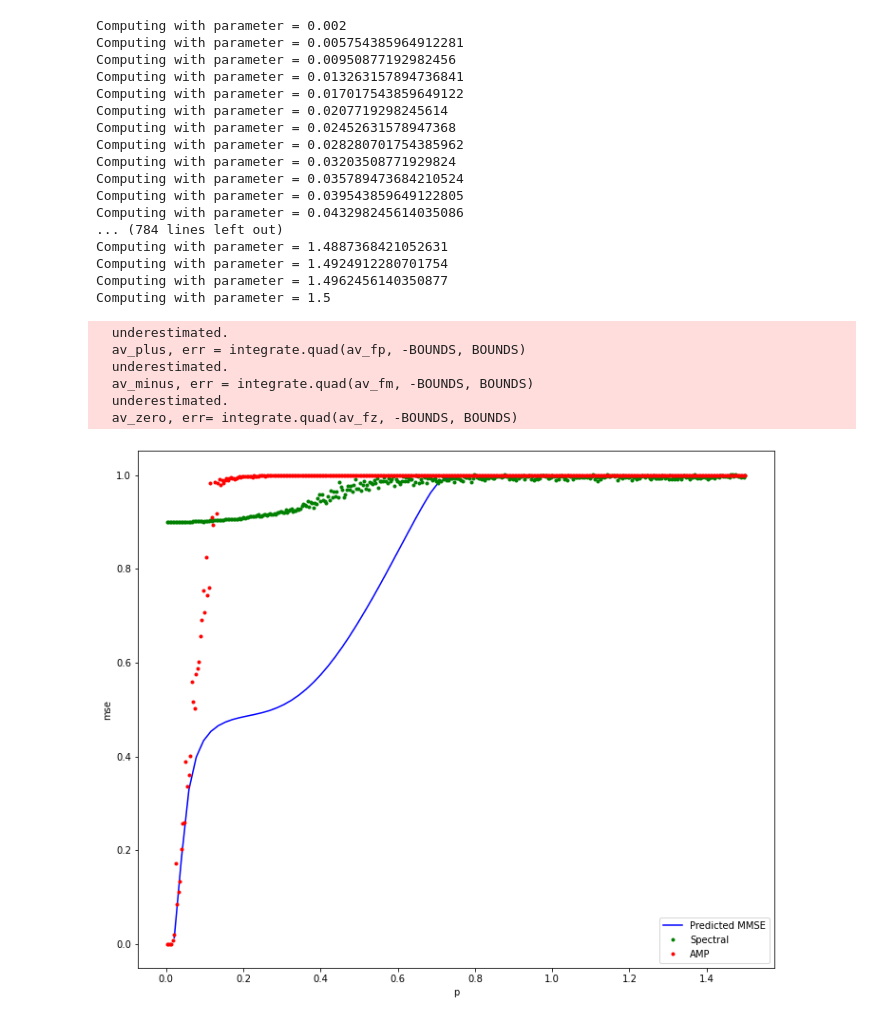
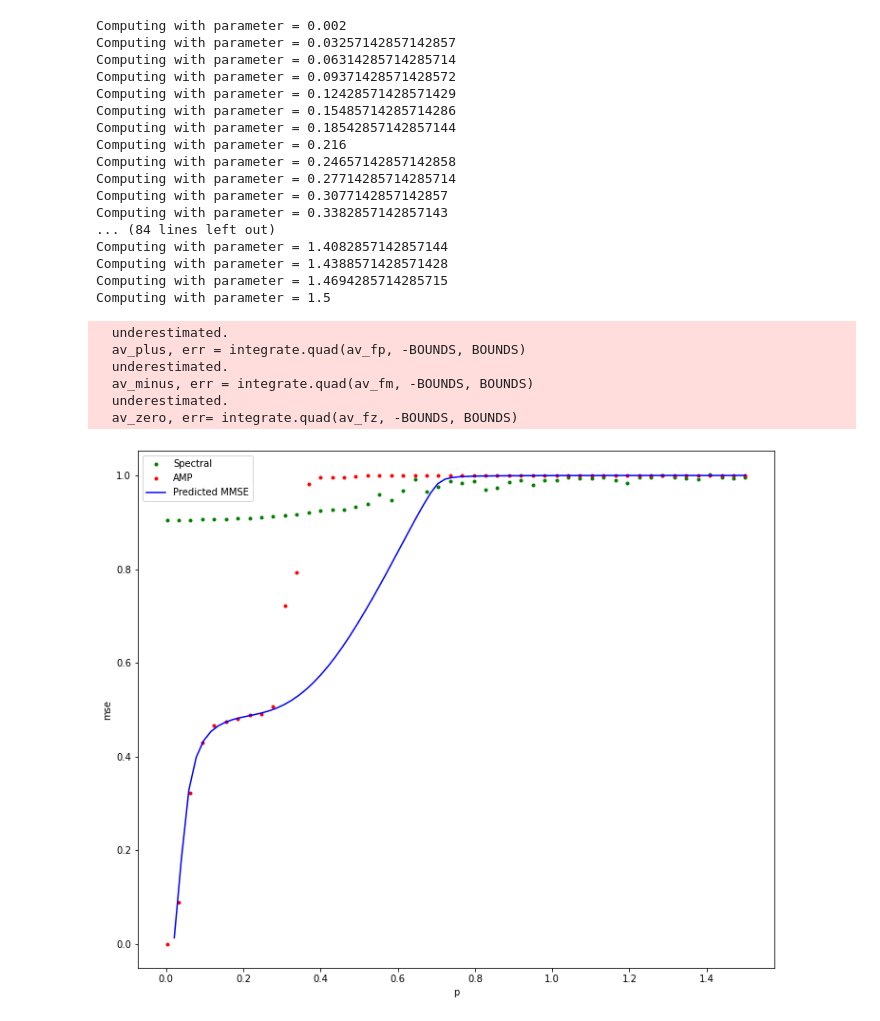
Before and after one commit to samatbor/AMP-for-inhomogenous-noise, a Jupyter notebook: low_rank.ipynb, the cells around one changed output. Saved outputs shown, nothing was run; the diff lists cells and outputs as text; code cells hidden in the pictures.

Commit message:
AMP with Y/delta**2
This AMP seems to match the first transition as well.

```diff
--- a/low_rank.ipynb
+++ b/low_rank.ipynb
@@ -124,14 +124,15 @@ def iterate_amp(precision = 1e-3, max_steps = 100, *, init, prior, Y, delta):
 
     previous_estimator = np.zeros((N, 1))
     estimator = np.copy(init)
-    derivative = np.zeros(N)
+    derivative = np.zeros((N, 1))
 
     converged = False
 
     for timestep in range(max_steps):
-        Onsager_term = np.mean(derivative)
+        Onsager_term = ((1/delta**2) @ derivative) / N
+        #print(delta.shape, derivative.shape, Onsager_term.shape)
 
-        next_step = np.sqrt(1 / N) * (Y/delta) @ estimator - Onsager_term * previous_estimator
+        next_step = np.sqrt(1 / N) * (Y/delta**2) @ estimator - Onsager_term * previous_estimator
         kappa = np.array([np.mean((estimator / delta[j])**2) for j in range(N)]).reshape((N, 1))
 
         previous_estimator = np.copy(estimator)
@@ -158,7 +159,7 @@ def averaged_performance(seeds, dimension, initialisation = 'uninformed', *, pri
                              prior = prior,
                              delta = delta)
         if algorithm == 'spectral':
-            values, vectors = np.linalg.eigh(Y/delta)
+            values, vectors = np.linalg.eigh(Y/delta**2)
             max_index = list(abs(values)).index(max(abs(values)))
             estimate = np.array(vectors[:, max_index])
         else:
@@ -185,60 +186,65 @@ def data(seeds, dimension, prior, delta_collection, algorithm):
         data['mse'].append(mse)
     return data
 
-def visualize (data_spectral, data_amp, data_optimal):
+def visualize (data_list):
+    color = ['green', 'red', 'blue']
+    label = ['Spectral', 'AMP', 'Predicted MMSE']
+    marking = ['.', '.', '-y']
+
     fig, ax = plt.subplots(figsize = (12,10))
 
-    plt.plot(data_optimal['parameter'], data_optimal['mse'],
-         '-y', label='Predicted MMSE', color='blue')
-    plt.plot(data_spectral['parameter'], data_spectral['mse'], '.', label = 'Spectral', color = 'green')
-    plt.plot(data_amp['parameter'], data_amp['mse'], '.', label = 'AMP', color = 'red')
+    for index in range(len(data_list)):
+        data = data_list[index]
+        plt.plot(data['parameter'], data['mse'],
+         marking[index], label = label[index], color = color[index])
 
     plt.xlabel('p')
     plt.ylabel('mse')
     plt.legend()
+    plt.show()
 # %%
 dimension = 200
 start = 0.002
 end = 1.5
-points = 400
+points = 50
 prior = 'rademacher'
 diag_scalar = 20
 off_diag_scalar = 20
 delta_collection = create_two_blocks_collection(dimension = dimension, start = start, end = end, points = points,
                                          first_size = dimension//2, diag_scalar = diag_scalar,
                                                 off_diag_scalar = off_diag_scalar)
 
 amp_curve = data (seeds = 7, dimension = dimension,
                                    delta_collection = delta_collection, prior = prior, algorithm = 'amp')
 spectral_curve = data (seeds = 7, dimension = dimension,
                                    delta_collection = delta_collection, prior = prior, algorithm = 'spectral')
 optimal_curve = optimal_curve(start = start, end = end, points = 80,
                               diag_scalar = diag_scalar, off_diag_scalar = off_diag_scalar, prior = prior)
 
 
-visualize(spectral_curve, amp_curve, optimal_curve)
+visualize([spectral_curve, amp_curve, optimal_curve])
 # %% [output]
 Computing with parameter = 0.002
-Computing with parameter = 0.005754385964912281
-Computing with parameter = 0.00950877192982456
-Computing with parameter = 0.013263157894736841
-Computing with parameter = 0.017017543859649122
-Computing with parameter = 0.0207719298245614
-Computing with parameter = 0.02452631578947368
-Computing with parameter = 0.028280701754385962
-Computing with parameter = 0.03203508771929824
-Computing with parameter = 0.035789473684210524
-Computing with parameter = 0.039543859649122805
-Computing with parameter = 0.043298245614035086
-... (784 lines left out)
-Computing with parameter = 1.4887368421052631
-Computing with parameter = 1.4924912280701754
-Computing with parameter = 1.4962456140350877
+Computing with parameter = 0.03257142857142857
+Computing with parameter = 0.06314285714285714
+Computing with parameter = 0.09371428571428572
+Computing with parameter = 0.12428571428571429
+Computing with parameter = 0.15485714285714286
+Computing with parameter = 0.18542857142857144
+Computing with parameter = 0.216
+Computing with parameter = 0.24657142857142858
+Computing with parameter = 0.27714285714285714
+Computing with parameter = 0.3077142857142857
+Computing with parameter = 0.3382857142857143
+... (84 lines left out)
+Computing with parameter = 1.4082857142857144
+Computing with parameter = 1.4388571428571428
+Computing with parameter = 1.4694285714285715
 Computing with parameter = 1.5
   underestimated.
   av_plus, err = integrate.quad(av_fp, -BOUNDS, BOUNDS)
   underestimated.
   av_minus, err = integrate.quad(av_fm, -BOUNDS, BOUNDS)
   underestimated.
   av_zero, err= integrate.quad(av_fz, -BOUNDS, BOUNDS)
-[figure, old version]
+[figure, new version]
```
